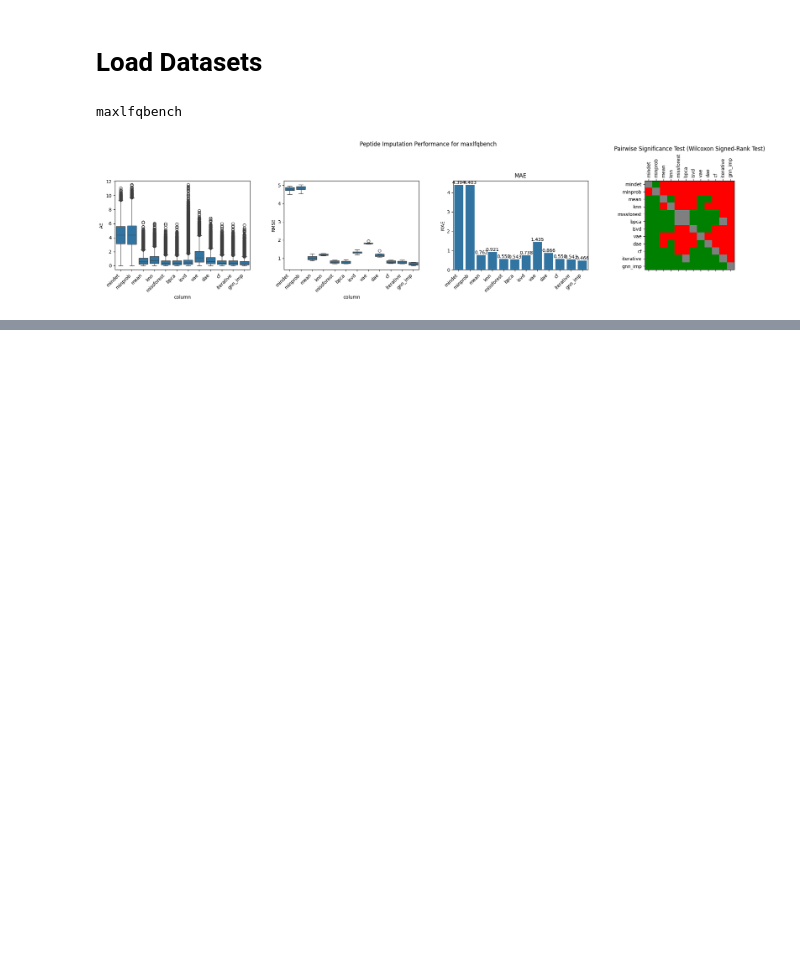
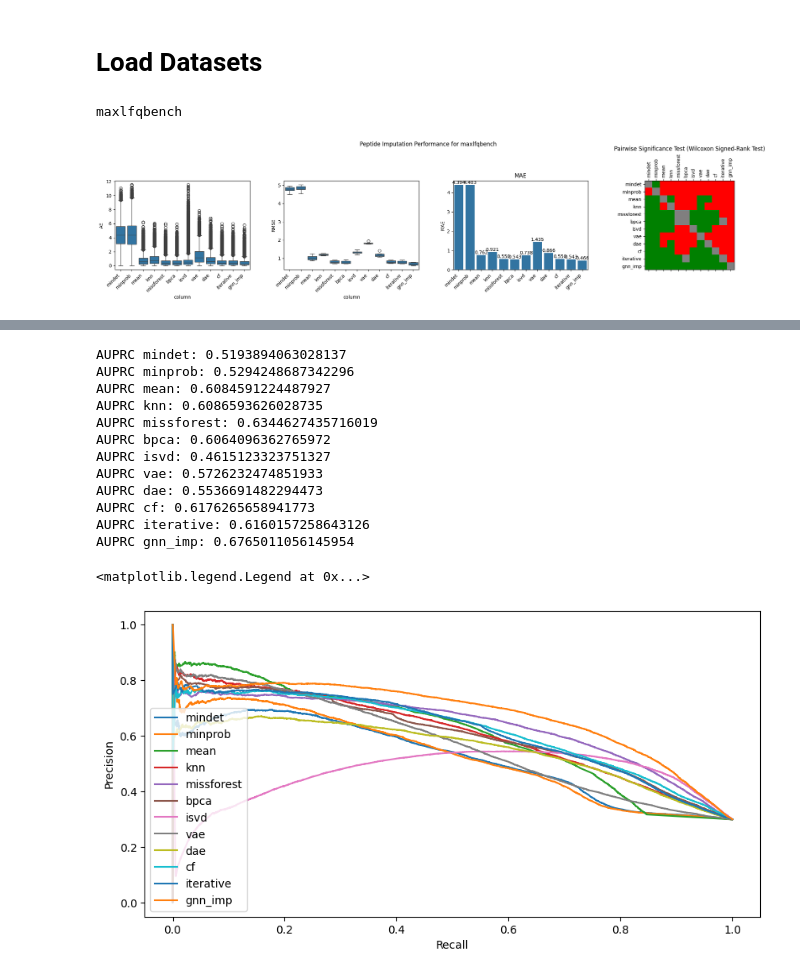
Before and after one commit to DILiS-lab/pepermint, a Jupyter notebook: evaluate.ipynb, the cells around one changed output, grey strips where cells are left out. Cells and saved outputs as stored; diff of their text form; code cells hidden in the pictures; blank space fills up the shorter version.

```diff
--- a/evaluate.ipynb
+++ b/evaluate.ipynb
@@ -72,0 +186,40 @@ for ds_name, ds in imp_datasets.items():
+# %%
+ds = imp_datasets['maxlfqbench']
+
+des, pvalues, fc = find_des(dataset=ds, molecule='peptide', columns=eval_columns,
+                            nominator_samples=numerator_samples, denominator_samples=denominator_samples,
+                            min_fc=1, max_pvalue=0.05, is_log=True)
+is_ecoli = ds.molecules['peptide'].is_ecoli
+categories = pd.Series(index=is_ecoli.index, data='')
+categories.loc[is_ecoli] = 'E. coli'
+categories.loc[~is_ecoli] = 'Human'
+gt_fc = pd.Series(index=categories.index, data=1)
+gt_fc.loc[categories == 'E. coli'] = 3
+gt_fc[gt_fc == 1] = 0
+gt_fc[gt_fc == 3] = 1
+
+from sklearn.metrics import precision_recall_curve, auc
+
+fig, ax = plt.subplots(1, 1, figsize=(10, 5))
+for c in pvalues.columns:
+    precision, recall, thresholds = precision_recall_curve(y_true=gt_fc, probas_pred=1 - pvalues[c])
+    ax.plot(recall, precision, label=c)
+    ax.set_xlabel('Recall')
+    ax.set_ylabel('Precision')
+    print(f'AUPRC {c}: {auc(recall, precision)}')
+ax.legend()
+# %% [output]
+AUPRC mindet: 0.5193894063028137
+AUPRC minprob: 0.5294248687342296
+AUPRC mean: 0.6084591224487927
+AUPRC knn: 0.6086593626028735
+AUPRC missforest: 0.6344627435716019
+AUPRC bpca: 0.6064096362765972
+AUPRC isvd: 0.4615123323751327
+AUPRC vae: 0.5726232474851933
+AUPRC dae: 0.5536691482294473
+AUPRC cf: 0.6176265658941773
+AUPRC iterative: 0.6160157258643126
+AUPRC gnn_imp: 0.6765011056145954
+<matplotlib.legend.Legend at 0x...>
+[figure, added]
```
Also changed, not shown: parts of 3 cells of this notebook, 7 other files.
